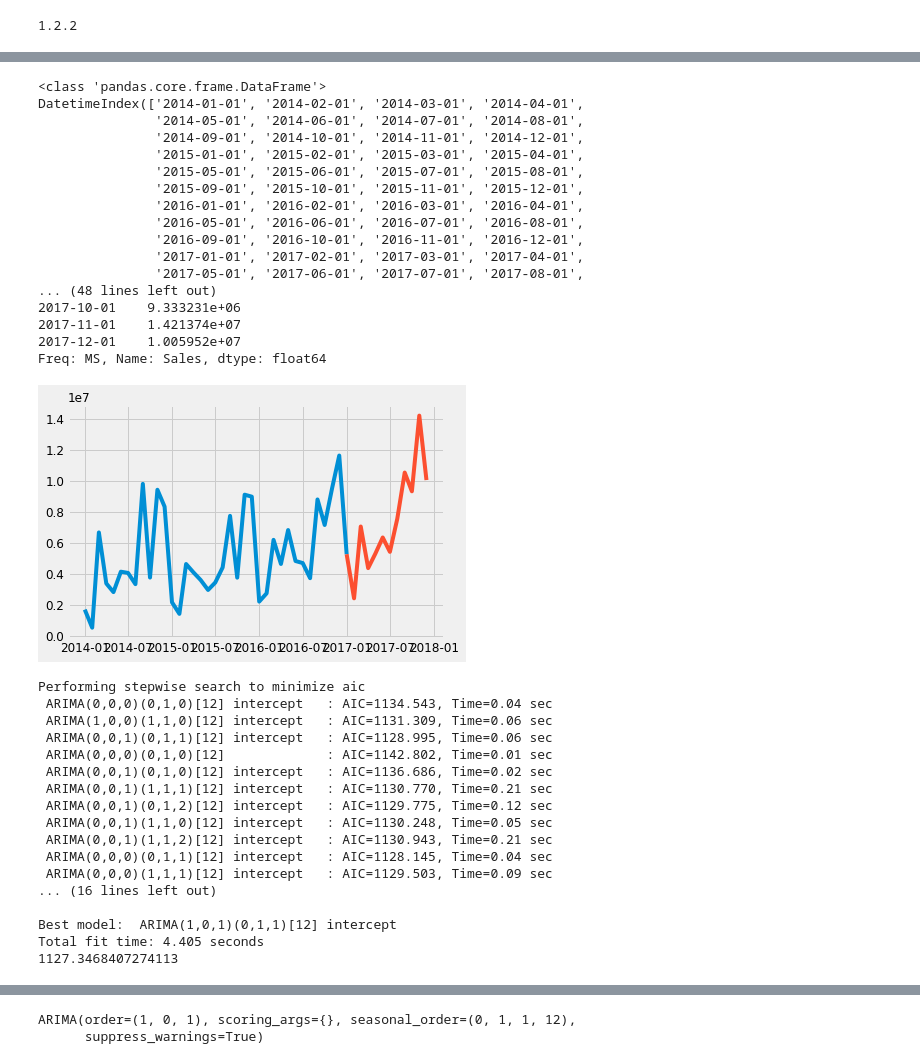
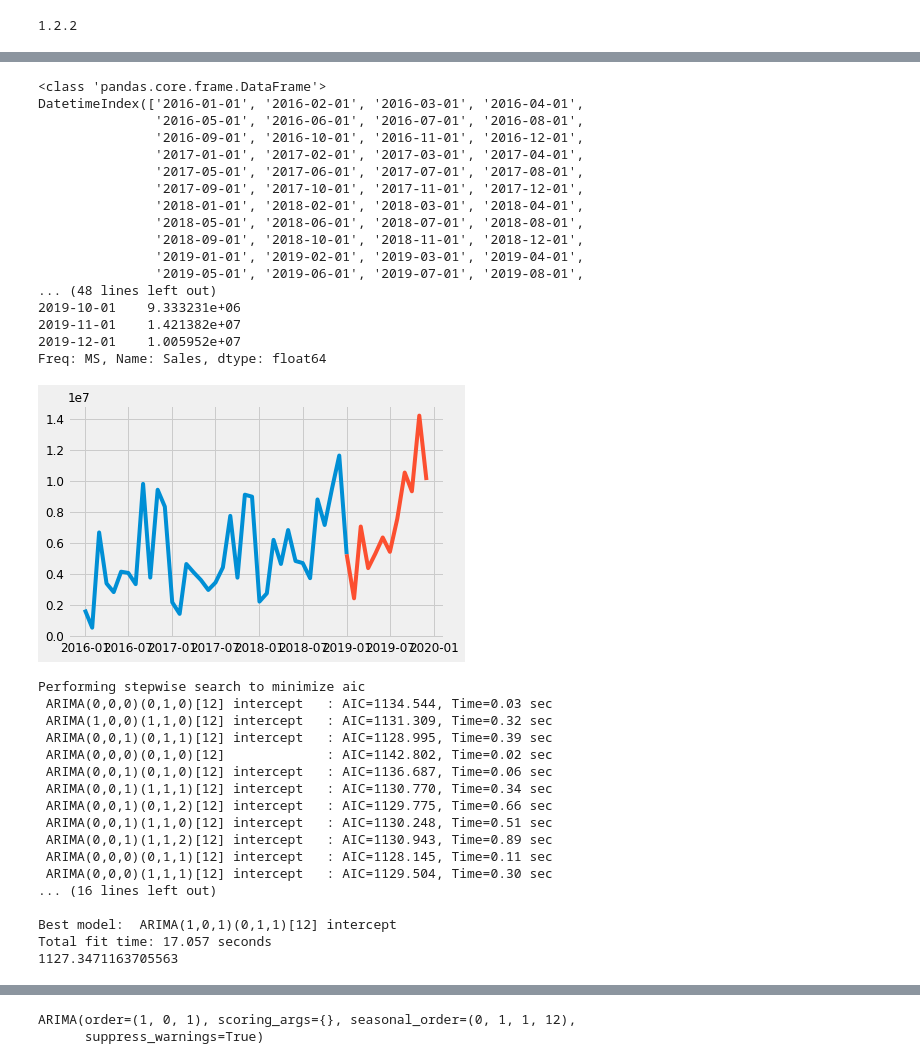
Before and after one commit to shhreyaa/TSA-using-Arima-Model, a Jupyter notebook: arima with plotly.ipynb, the cells around one changed output, grey strips where cells are left out. Saved outputs shown, nothing was run; the diff lists cells and outputs as text; code cells hidden in the pictures.

```diff
--- a/arima with plotly.ipynb
+++ b/arima with plotly.ipynb
@@ -81,52 +85,57 @@ memory usage: 1.1+ MB
 # %%
 
-sale_total = pd.read_excel("sales_11.xlsx")
+# sale_total = pd.read_excel("sales_11.xlsx")
+sale_total = pd.read_excel("sales_replaced.xlsx")
 sale_total.head()
 cols = ['Row ID', 'Customer ID', 'Segment', 'Product ID', 'Category', 'Sub-Category', 'Product Name', 'Quantity', 'Discount', 'Profit']
 sale_total.drop(cols, axis=1, inplace=True)
 sale_total = sale_total.sort_values('Order Date')
 
 
 sale_total.isnull().sum()
 sale_total= sale_total.groupby('Order Date')['Sales'].sum().reset_index()
 sale_total = sale_total.set_index('Order Date')
 
 sale_total=sale_total['Sales'].resample('MS').sum()
 
 sale_total= sale_total.to_frame()
 
 
 print(type(sale_total))
 
 
 
-train = sale_total[:'2017-01-01']
+train = sale_total[:'2019-01-01']
 train.head()
-test= sale_total['2017-01-01':]
+test= sale_total['2019-01-01':]
+
+# train = sale_total[:'2017-01-01']
+# train.head()
+# test= sale_total['2017-01-01':]
 plt.plot(train)
 plt.plot(test)
 print(sale_total.index)
 print(sale_total['Sales'])
 # print(sale_total['Order Date'])
 # %% [output]
 <class 'pandas.core.frame.DataFrame'>
-DatetimeIndex(['2014-01-01', '2014-02-01', '2014-03-01', '2014-04-01',
-               '2014-05-01', '2014-06-01', '2014-07-01', '2014-08-01',
-               '2014-09-01', '2014-10-01', '2014-11-01', '2014-12-01',
-               '2015-01-01', '2015-02-01', '2015-03-01', '2015-04-01',
-               '2015-05-01', '2015-06-01', '2015-07-01', '2015-08-01',
-               '2015-09-01', '2015-10-01', '2015-11-01', '2015-12-01',
-               '2016-01-01', '2016-02-01', '2016-03-01', '2016-04-01',
+DatetimeIndex(['2016-01-01', '2016-02-01', '2016-03-01', '2016-04-01',
                '2016-05-01', '2016-06-01', '2016-07-01', '2016-08-01',
                '2016-09-01', '2016-10-01', '2016-11-01', '2016-12-01',
                '2017-01-01', '2017-02-01', '2017-03-01', '2017-04-01',
                '2017-05-01', '2017-06-01', '2017-07-01', '2017-08-01',
+               '2017-09-01', '2017-10-01', '2017-11-01', '2017-12-01',
+               '2018-01-01', '2018-02-01', '2018-03-01', '2018-04-01',
+               '2018-05-01', '2018-06-01', '2018-07-01', '2018-08-01',
+               '2018-09-01', '2018-10-01', '2018-11-01', '2018-12-01',
+               '2019-01-01', '2019-02-01', '2019-03-01', '2019-04-01',
+               '2019-05-01', '2019-06-01', '2019-07-01', '2019-08-01',
 ... (48 lines left out)
-2017-10-01    9.333231e+06
-2017-11-01    1.421374e+07
-2017-12-01    1.005952e+07
+2019-10-01    9.333231e+06
+2019-11-01    1.421382e+07
+2019-12-01    1.005952e+07
 Freq: MS, Name: Sales, dtype: float64
-[figure, old version]
+[figure, new version]
 # %%
 stepwise_model = auto_arima(sale_total, start_p=0,start_q=0,
                            max_p=2,max_d=2, max_q=2, m=12,
@@ -138,22 +147,22 @@ stepwise_model = auto_arima(sale_total, start_p=0,start_q=0,
 print(stepwise_model.aic())
 # %% [output]
 Performing stepwise search to minimize aic
- ARIMA(0,0,0)(0,1,0)[12] intercept   : AIC=1134.543, Time=0.04 sec
- ARIMA(1,0,0)(1,1,0)[12] intercept   : AIC=1131.309, Time=0.06 sec
- ARIMA(0,0,1)(0,1,1)[12] intercept   : AIC=1128.995, Time=0.06 sec
- ARIMA(0,0,0)(0,1,0)[12]             : AIC=1142.802, Time=0.01 sec
- ARIMA(0,0,1)(0,1,0)[12] intercept   : AIC=1136.686, Time=0.02 sec
- ARIMA(0,0,1)(1,1,1)[12] intercept   : AIC=1130.770, Time=0.21 sec
- ARIMA(0,0,1)(0,1,2)[12] intercept   : AIC=1129.775, Time=0.12 sec
- ARIMA(0,0,1)(1,1,0)[12] intercept   : AIC=1130.248, Time=0.05 sec
- ARIMA(0,0,1)(1,1,2)[12] intercept   : AIC=1130.943, Time=0.21 sec
- ARIMA(0,0,0)(0,1,1)[12] intercept   : AIC=1128.145, Time=0.04 sec
- ARIMA(0,0,0)(1,1,1)[12] intercept   : AIC=1129.503, Time=0.09 sec
+ ARIMA(0,0,0)(0,1,0)[12] intercept   : AIC=1134.544, Time=0.03 sec
+ ARIMA(1,0,0)(1,1,0)[12] intercept   : AIC=1131.309, Time=0.32 sec
+ ARIMA(0,0,1)(0,1,1)[12] intercept   : AIC=1128.995, Time=0.39 sec
+ ARIMA(0,0,0)(0,1,0)[12]             : AIC=1142.802, Time=0.02 sec
+ ARIMA(0,0,1)(0,1,0)[12] intercept   : AIC=1136.687, Time=0.06 sec
+ ARIMA(0,0,1)(1,1,1)[12] intercept   : AIC=1130.770, Time=0.34 sec
+ ARIMA(0,0,1)(0,1,2)[12] intercept   : AIC=1129.775, Time=0.66 sec
+ ARIMA(0,0,1)(1,1,0)[12] intercept   : AIC=1130.248, Time=0.51 sec
+ ARIMA(0,0,1)(1,1,2)[12] intercept   : AIC=1130.943, Time=0.89 sec
+ ARIMA(0,0,0)(0,1,1)[12] intercept   : AIC=1128.145, Time=0.11 sec
+ ARIMA(0,0,0)(1,1,1)[12] intercept   : AIC=1129.504, Time=0.30 sec
 ... (16 lines left out)
 
 Best model:  ARIMA(1,0,1)(0,1,1)[12] intercept
-Total fit time: 4.405 seconds
-1127.3468407274113
+Total fit time: 17.057 seconds
+1127.3471163705563
 # %%
 stepwise_model.summary()
 # %% [output]
```
Also changed, not shown: parts of 8 cells of this notebook, 22 other files.
